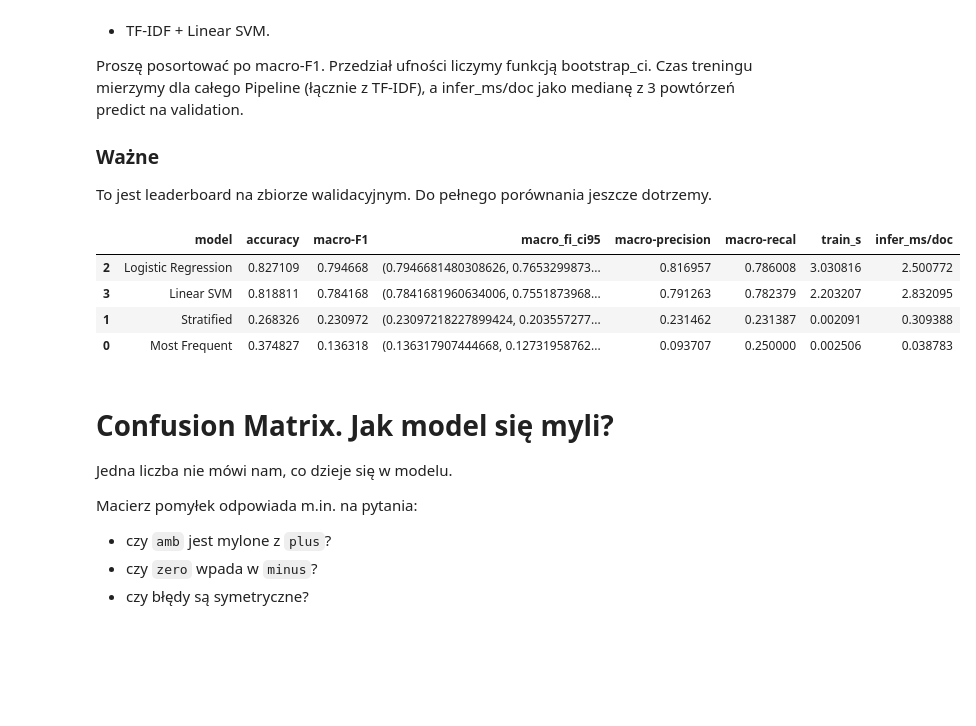
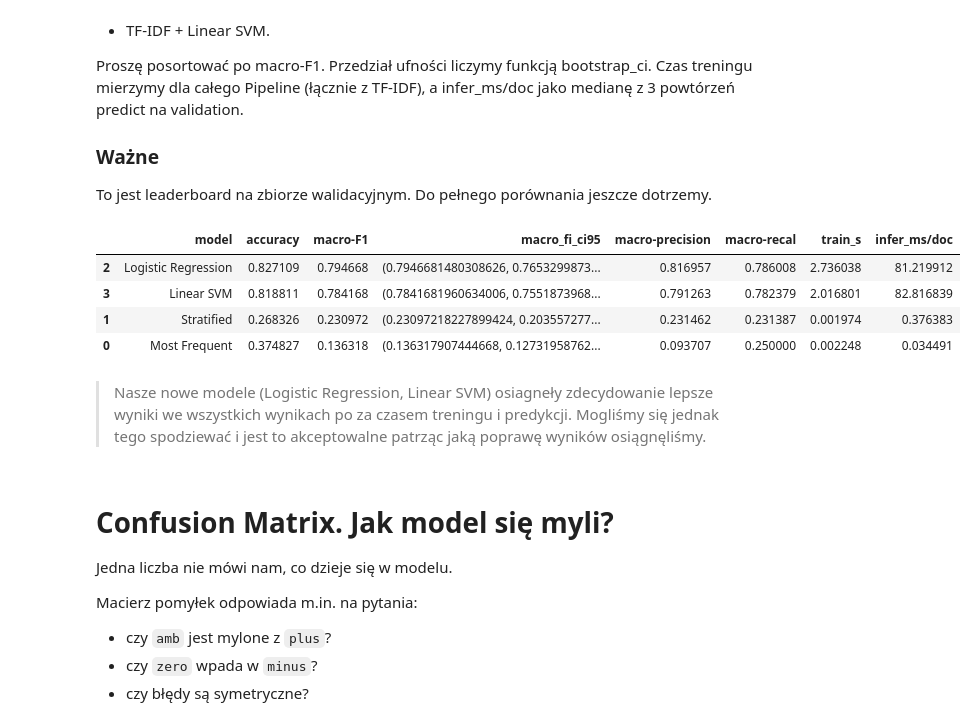
Before and after one commit to LukaszKluza/NaturaLanguageProcessing, a Jupyter notebook: Lab_2/002_Baseline.ipynb, the cells around one changed output. Cells and saved outputs as stored; diff of their text form; code cells hidden in the pictures; blank space fills up the shorter version.

```diff
--- a/Lab_2/002_Baseline.ipynb
+++ b/Lab_2/002_Baseline.ipynb
@@ -338,6 +359,7 @@ pipeline_lr = Pipeline([
     )),
     ("lr_clf", LogisticRegression(
         max_iter=1000,
+        n_jobs=-1,
         random_state=RANDOM_STATE,
     )),
 ])
@@ -368,7 +390,7 @@ def trigger_pipeline(pipeline: Pipeline, train: pd.DataFrame, y_train, test: pd.
         y_prob = None
 
     report =  pd.DataFrame({
-        'text': valid,
+        'text': test,
         'target': y_test,
         'pred': y_pred,
         'y_prob': y_prob,
@@ -464,44 +488,46 @@ Proszę posortować po macro-F1. Przedział ufności liczymy funkcją bootstrap_
 
 To jest leaderboard na zbiorze walidacyjnym. Do pełnego porównania jeszcze dotrzemy.
 # %%
-def infer_ms(pipeline, y_test, k = 3):
+def infer_ms(pipeline, test, k = 3):
     res = []
     for _ in range(0, k):
         start =  time.time()
-        pipeline.predict(y_test)
+        pipeline.predict(test)
         duration = time.time() - start
         res.append(duration)
     return np.mean(res) * 1000
 # %%
 # TODO: DataFrame leaderboard_valid
 
 leaderboard_valid = []
 
 for pipeline, model_name in zip((dummy_most_frequent, dummy_stratified, pipeline_lr, pipeline_svc),('Most Frequent', 'Stratified', 'Logistic Regression', 'Linear SVM')):
-    model, report, duration = trigger_pipeline(pipeline,  train, y_train, valid, y_valid)
+    model, report, duration = trigger_pipeline(pipeline, train, y_train, valid, y_valid)
     y_pred = report['pred']
     leaderboard_valid.append({
         'model': model_name,
         'accuracy': accuracy_score(y_valid, y_pred),
         'macro-F1': macro_f1_score(y_valid, y_pred),
         'macro_fi_ci95': bootstrap_ci(y_valid, y_pred, macro_f1_score),
-        'macro-precision': precision_score(y_valid, y_pred, average='macro'),
+        'macro-precision': precision_score(y_valid, y_pred, average='macro', zero_division=0),
         'macro-recal': recall_score(y_valid, y_pred, average='macro'),
         'train_s': duration,
-        'infer_ms/doc': infer_ms(model, y_test)
+        'infer_ms/doc': infer_ms(model, valid)
     })
 
 leaderboard_valid = pd.DataFrame(leaderboard_valid)
 leaderboard_valid = leaderboard_valid.sort_values(
     by='macro-F1', ascending=False
 )
 display(leaderboard_valid)
 # %% [output]
 |  | model | accuracy | macro-F1 | macro_fi_ci95 | macro-precision | macro-recal | train_s | infer_ms/doc |
-| 2 | Logistic Regression | 0.827109 | 0.794668 | (0.7946681480308626, 0.7653299873... | 0.816957 | 0.786008 | 3.030816 | 2.500772 |
-| 3 | Linear SVM | 0.818811 | 0.784168 | (0.7841681960634006, 0.7551873968... | 0.791263 | 0.782379 | 2.203207 | 2.832095 |
-| 1 | Stratified | 0.268326 | 0.230972 | (0.23097218227899424, 0.203557277... | 0.231462 | 0.231387 | 0.002091 | 0.309388 |
-| 0 | Most Frequent | 0.374827 | 0.136318 | (0.136317907444668, 0.12731958762... | 0.093707 | 0.250000 | 0.002506 | 0.038783 |
+| 2 | Logistic Regression | 0.827109 | 0.794668 | (0.7946681480308626, 0.7653299873... | 0.816957 | 0.786008 | 2.736038 | 81.219912 |
+| 3 | Linear SVM | 0.818811 | 0.784168 | (0.7841681960634006, 0.7551873968... | 0.791263 | 0.782379 | 2.016801 | 82.816839 |
+| 1 | Stratified | 0.268326 | 0.230972 | (0.23097218227899424, 0.203557277... | 0.231462 | 0.231387 | 0.001974 | 0.376383 |
+| 0 | Most Frequent | 0.374827 | 0.136318 | (0.136317907444668, 0.12731958762... | 0.093707 | 0.250000 | 0.002248 | 0.034491 |
+# %% [markdown]
+> Nasze nowe modele (Logistic Regression, Linear SVM) osiagneły zdecydowanie lepsze wyniki we wszystkich wynikach po za czasem treningu i predykcji. Mogliśmy się jednak tego spodziewać i jest to akceptowalne patrząc jaką poprawę wyników osiągnęliśmy.
 # %% [markdown]
 
 # Confusion Matrix. Jak model się myli?
```
Also changed, not shown: parts of 46 cells of this notebook, 3 other files.
